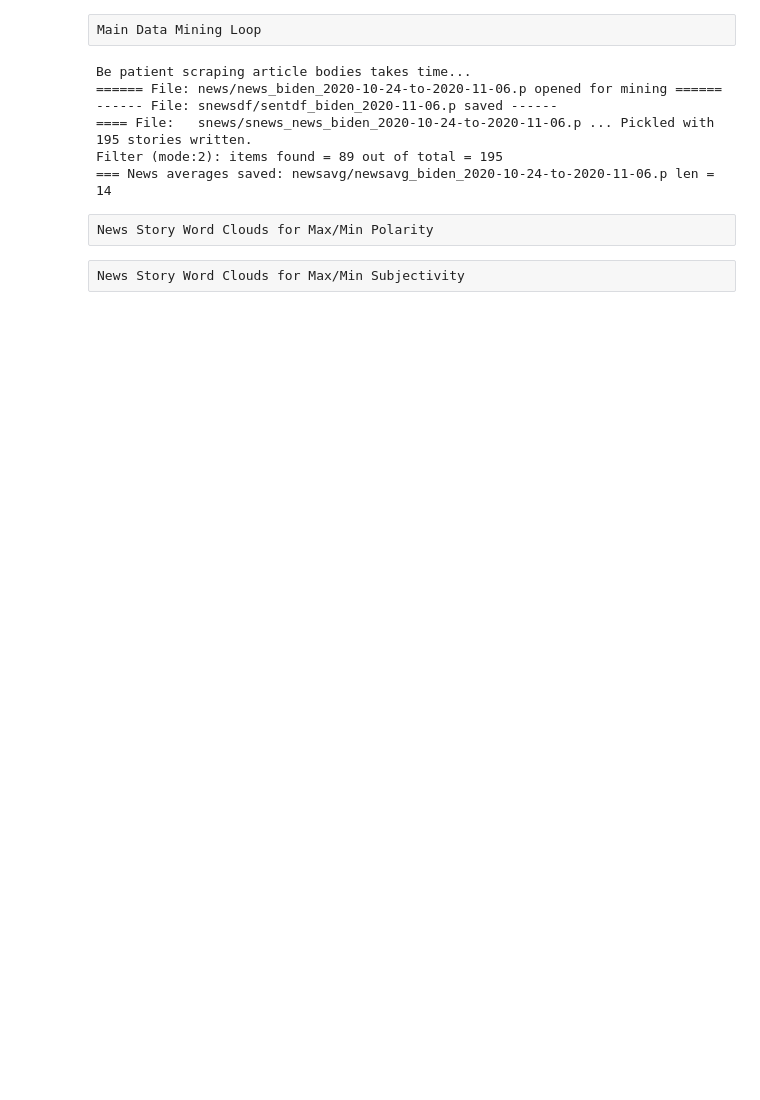
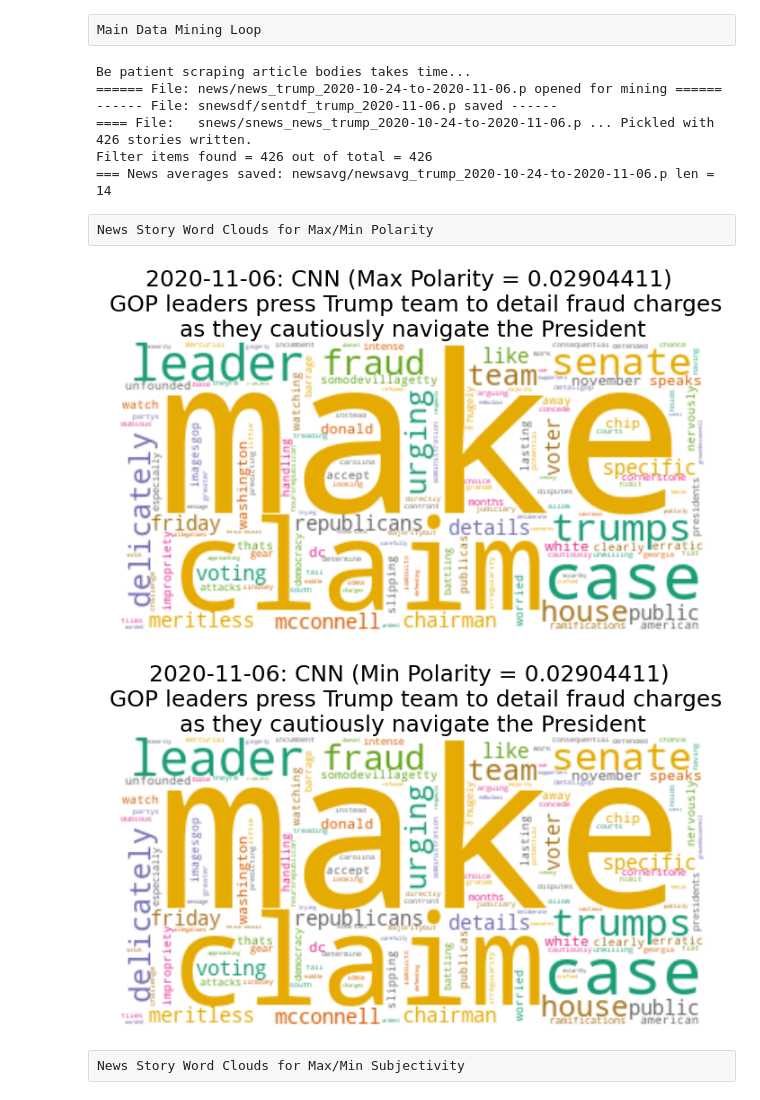
Before and after one commit to WGKDobson/RSS-Web-Scraper, a Jupyter notebook: jupyter-notebook/csc6740-sentiment-mining.ipynb, the cells around one changed output. Drawn from its saved outputs; the diff is of its cells as text; code cells hidden in the pictures; blank space fills up the shorter version.

```diff
--- a/jupyter-notebook/csc6740-sentiment-mining.ipynb
+++ b/jupyter-notebook/csc6740-sentiment-mining.ipynb
@@ -1149,9 +1130,9 @@ saveNewsItems(save_items, sfname)  # save list of all updated data mined stories
 # a filter stage added for 'biden' vs 'trump' analysis that filters and stories about one that has the other's name in title
 # fmode = 1 search title and description,  fmode = 2 search only titles, fmode = 3 search titles and desc exclude term not in title, fmode = 0 bypass
 
-#fmode = 2                   # MOVED TO INPUT CELL
-#sterm1 = 'biden'
-#sterm2 = 'trump'
+fmode = 0
+sterm1 = 'biden'
+sterm2 = 'trump'
 
 if save_items[0]['sterm'] == sterm2:
     fsave_items = filterNews(save_items,sterm2, sterm1, fmode )   # filter excludes sterm1
@@ -1176,8 +1157,8 @@ pickle.dump(newsavgs, open(afname, "wb"))
 print("=== News averages saved: "+afname+" len = "+str(len(newsavgs)) )
 # %% [output]
 Be patient scraping article bodies takes time...
-====== File: news/news_biden_2020-10-24-to-2020-11-06.p opened for mining ======
------- File: snewsdf/sentdf_biden_2020-11-06.p saved ------
-==== File:   snews/snews_news_biden_2020-10-24-to-2020-11-06.p ... Pickled with 195 stories written.
-Filter (mode:2): items found = 89 out of total = 195
-=== News averages saved: newsavg/newsavg_biden_2020-10-24-to-2020-11-06.p len = 14
+====== File: news/news_trump_2020-10-24-to-2020-11-06.p opened for mining ======
+------ File: snewsdf/sentdf_trump_2020-11-06.p saved ------
+==== File:   snews/snews_news_trump_2020-10-24-to-2020-11-06.p ... Pickled with 426 stories written.
+Filter items found = 426 out of total = 426
+=== News averages saved: newsavg/newsavg_trump_2020-10-24-to-2020-11-06.p len = 14
@@ -1188,21 +1171,24 @@ cnews_dtm
 # %% [raw]
 News Story Word Clouds for Max/Min Polarity
 # %%
-dlist = datelist
-#dlist=['2020-12-03']
+#dlist = datelist
+dlist=['2020-12-03']
 klist = keylist
 # fmode: 0 = max polarity, 1 = max subjectivity, 2 = min polarity, 3 = min subjectivity, 4 = max pol and subj, 5 = min pol and subj
 fmode = 0
 nitem = findItem(fsave_items, dlist, klist, fmode)
 ntitle1 = nitem['date']+': '+nitem['key'].upper()+' (Max Polarity = '+nitem['polarity'][:10]+') \n'
 ntitle2 = nitem['title']
 plotWordCloud(cleanPunctNum(nitem['text']).strip(), ntitle1 , ntitle2 , stop_words)
 
 fmode = 2
 nitem = findItem(fsave_items, dlist, klist, fmode)
 ntitle1 = nitem['date']+': '+nitem['key'].upper()+' (Min Polarity = '+nitem['polarity'][:10]+') \n'
 ntitle2 = nitem['title']
 plotWordCloud(cleanPunctNum(nitem['text']).strip(), ntitle1 , ntitle2 , stop_words)
+# %% [output]
+[figure, added]
+[figure, added]
 # %% [raw]
 News Story Word Clouds for Max/Min Subjectivity
 # %%
```
Also changed, not shown: parts of 23 cells of this notebook, 1 other file.
